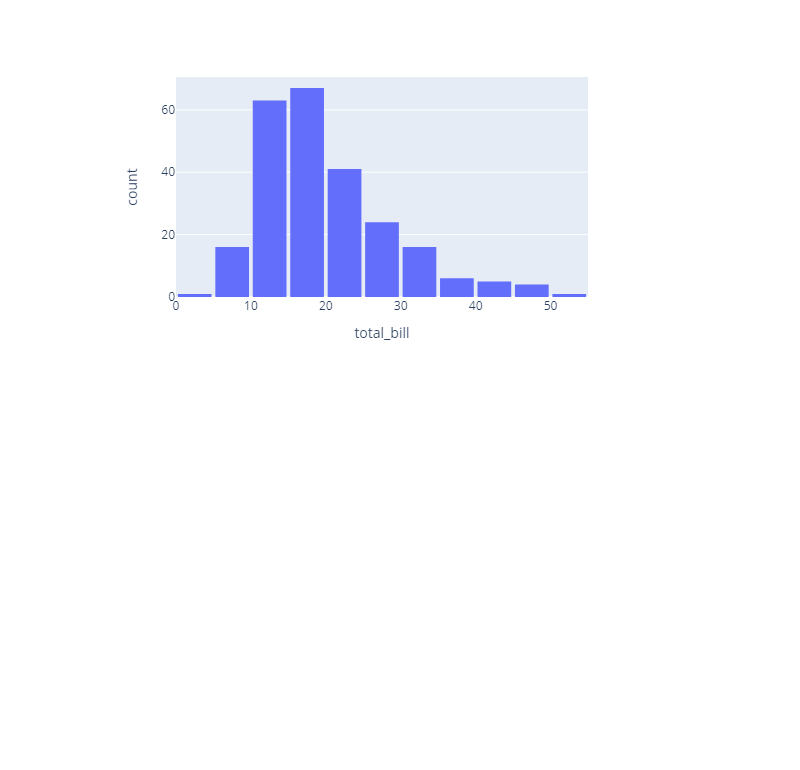
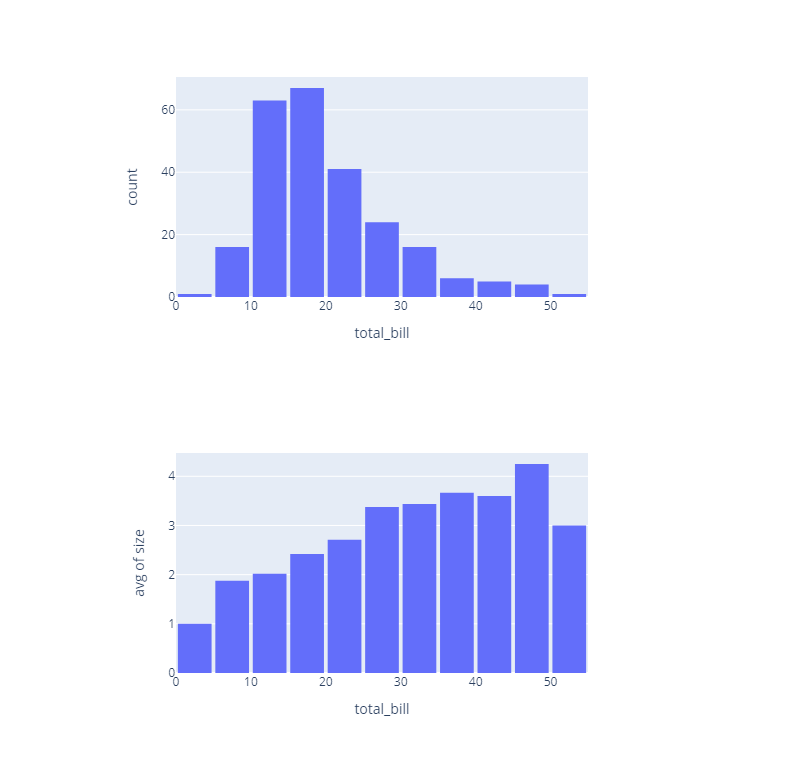
Before and after one commit to AminMShahnani/Python_Matplotlib_Plotly_Visualization_Tutorial, a Jupyter notebook: Codes/12.Histogram.ipynb, the cells around one changed output. Cells and saved outputs as stored; diff of their text form; code cells hidden in the pictures; blank space fills up the shorter version.

```diff
--- a/Codes/12.Histogram.ipynb
+++ b/Codes/12.Histogram.ipynb
@@ -44,6 +44,8 @@ fig.show()
 # %% [output]
 [figure]
 # %%
-fig=px.histogram(df, x='total_bill', nbins=10)
+fig=px.histogram(df, x='total_bill', y='size', histfunc='avg', nbins=10)
 fig.update_layout(bargap=0.1)
 fig.show()
+# %% [output]
+[figure, added]
```
